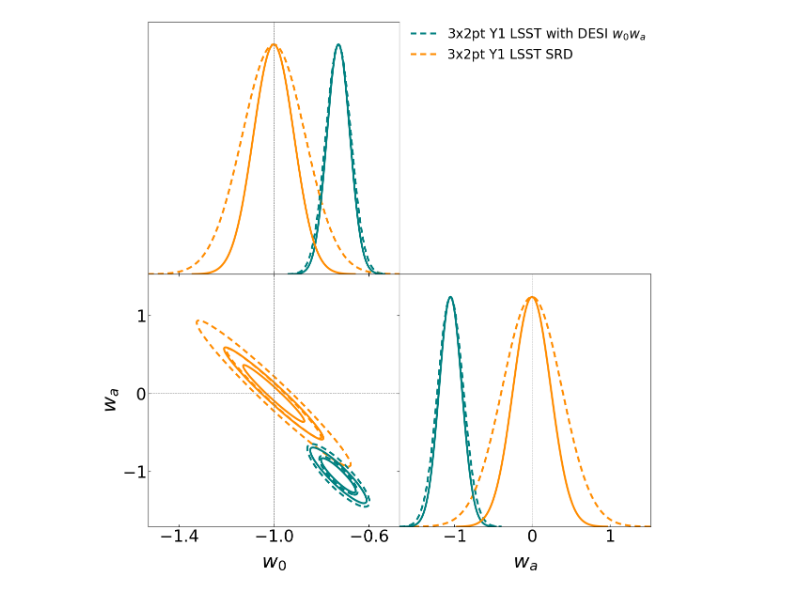
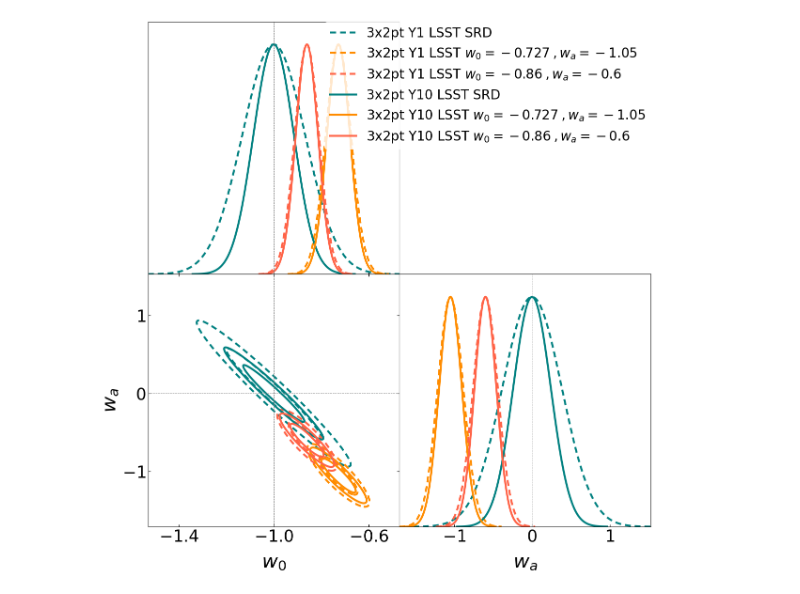
Before and after one commit to nikosarcevic/LSST-DESI-DE, a Jupyter notebook: Corner Plots LSST DESI w0wa.ipynb, the cells around one changed output. Saved outputs shown, nothing was run; the diff lists cells and outputs as text; code cells hidden in the pictures.

```diff
--- a/Corner Plots LSST DESI w0wa.ipynb
+++ b/Corner Plots LSST DESI w0wa.ipynb
@@ -183,15 +222,20 @@ param_order_filtered = [param_order[i] for i in param_indices]
 
 # Filtered fiducial values
 fiducial_values_filtered = {
-    "lsst_desi": [fiducial_values["lsst_desi"][i] for i in param_indices],
+    "lsst_desi+cmb+desy5": [fiducial_values["lsst_desi+cmb+desy5"][i] for i in param_indices],
+    "lsst_desi+g2": [fiducial_values["lsst_desi+g2"][i] for i in param_indices],
     "lsst_srd": [fiducial_values["lsst_srd"][i] for i in param_indices]
 }
 
 # Filtered inverse Fisher matrix entries
 inv_fm_dict_filtered = {
-    "lsst_desi": {
-        "1": inv_fm_dict["lsst_desi"]["1"][np.ix_(param_indices, param_indices)],
-        "10": inv_fm_dict["lsst_desi"]["10"][np.ix_(param_indices, param_indices)]
+    "lsst_desi+cmb+desy5": {
+        "1": inv_fm_dict["lsst_desi+cmb+desy5"]["1"][np.ix_(param_indices, param_indices)],
+        "10": inv_fm_dict["lsst_desi+cmb+desy5"]["10"][np.ix_(param_indices, param_indices)]
+    },
+    "lsst_desi+g2": {
+        "1": inv_fm_dict["lsst_desi+g2"]["1"][np.ix_(param_indices, param_indices)],
+        "10": inv_fm_dict["lsst_desi+g2"]["10"][np.ix_(param_indices, param_indices)]
     },
     "lsst_srd": {
         "1": inv_fm_dict["lsst_srd"]["1"][np.ix_(param_indices, param_indices)],
@@ -201,48 +245,71 @@ inv_fm_dict_filtered = {
 
 # Construct GaussianND objects for the filtered parameters
 gauss_dict_filtered = {
-    "lsst_desi": {
-        "1": GaussianND(fiducial_values_filtered["lsst_desi"], inv_fm_dict_filtered["lsst_desi"]["1"], labels=labels_filtered, names=param_order_filtered),
-        "10": GaussianND(fiducial_values_filtered["lsst_desi"], inv_fm_dict_filtered["lsst_desi"]["10"], labels=labels_filtered, names=param_order_filtered)
+    "lsst_desi+cmb+desy5": {
+        "1": GaussianND(fiducial_values_filtered["lsst_desi+cmb+desy5"],
+                        inv_fm_dict_filtered["lsst_desi+cmb+desy5"]["1"],
+                        labels=labels_filtered,
+                        names=param_order_filtered),
+        "10": GaussianND(fiducial_values_filtered["lsst_desi+cmb+desy5"],
+                         inv_fm_dict_filtered["lsst_desi+cmb+desy5"]["10"],
+                         labels=labels_filtered,
+                         names=param_order_filtered)
+    },
+    "lsst_desi+g2": {
+        "1": GaussianND(fiducial_values_filtered["lsst_desi+g2"],
+                        inv_fm_dict_filtered["lsst_desi+g2"]["1"],
+                        labels=labels_filtered,
+                        names=param_order_filtered),
+        "10": GaussianND(fiducial_values_filtered["lsst_desi+g2"],
+                         inv_fm_dict_filtered["lsst_desi+g2"]["10"],
+                         labels=labels_filtered,
+                         names=param_order_filtered)
     },
     "lsst_srd": {
         "1": GaussianND(fiducial_values_filtered["lsst_srd"], inv_fm_dict_filtered["lsst_srd"]["1"], labels=labels_filtered, names=param_order_filtered),
         "10": GaussianND(fiducial_values_filtered["lsst_srd"], inv_fm_dict_filtered["lsst_srd"]["10"], labels=labels_filtered, names=param_order_filtered)
     }
 }
 
 g.settings.axes_labelsize = 30
 g.settings.legend_rect_border = False
 g.settings.axes_fontsize = 25
 
-legend_labels = ["3x2pt Y1 LSST with DESI $w_0 w_a$",
-                 "3x2pt Y1 LSST SRD"]
+legend_labels = ["3x2pt Y1 LSST SRD",
+                 "3x2pt Y1 LSST $w_0 = -0.727 \: , w_a = -1.05 $",
+                 "3x2pt Y1 LSST $w_0 = -0.86 \: ,  w_a = -0.6 $",
+                 "3x2pt Y10 LSST SRD",
+                 "3x2pt Y10 LSST $w_0 = -0.727 \: , w_a = -1.05 $",
+                 "3x2pt Y10 LSST $w_0 = -0.86 \: ,  w_a = -0.6 $",]
 
-lower_kwargs = {'contour_colors': ["teal", "darkorange", "teal", "darkorange"],
-                "filled":[False, False, False, False],
-                "contour_ls":["--", "--", "-", "-"],
-                "contour_lws":[3, 3, 3, 3]}
+lower_kwargs = {'contour_colors': ["teal", "darkorange", "tomato",
+                                   "teal", "darkorange", "tomato",],
+                "filled":[False, False, False, False, False, False,],
+                "contour_ls":["--", "--", "--", "-", "-", "-",],
+                "contour_lws":[3, 3, 3, 3, 3, 3]}
 
 # List of GaussianND objects for the filtered parameters
-lower_covmats = [gauss_dict_filtered["lsst_desi"]["1"],
-                 gauss_dict_filtered["lsst_srd"]["1"],
-                 gauss_dict_filtered["lsst_desi"]["10"],
+lower_covmats = [gauss_dict_filtered["lsst_srd"]["1"],
+                 gauss_dict_filtered["lsst_desi+cmb+desy5"]["1"],
+                 gauss_dict_filtered["lsst_desi+g2"]["1"],
                  gauss_dict_filtered["lsst_srd"]["10"],
-                 ]
+                 gauss_dict_filtered["lsst_desi+cmb+desy5"]["10"],
+                 gauss_dict_filtered["lsst_desi+g2"]["10"],]
+
 
 g.triangle_plot(lower_covmats,
                 legend_labels=legend_labels,
                 legend_ncol=1,
                 markers=fiducial_values_filtered["lsst_srd"],
                 **lower_kwargs)
 
 # Save the figure
 plt.savefig(f"{path}{analysis}_lsst_desi_comparison_y1y10_w0wa.pdf", bbox_inches="tight")
 plt.savefig(f"{path}{analysis}_lsst_desi_comparison_y1y10_w0wa.png", bbox_inches="tight", dpi=300)
 
 plt.show()
 # %% [output]
-[figure, old version]
+[figure, new version]
 # %%
 def get_sigmas(fisher_matrix):
     return np.sqrt(np.diag(fisher_matrix))
```
Also changed, not shown: parts of 9 cells of this notebook, 16 other files.
